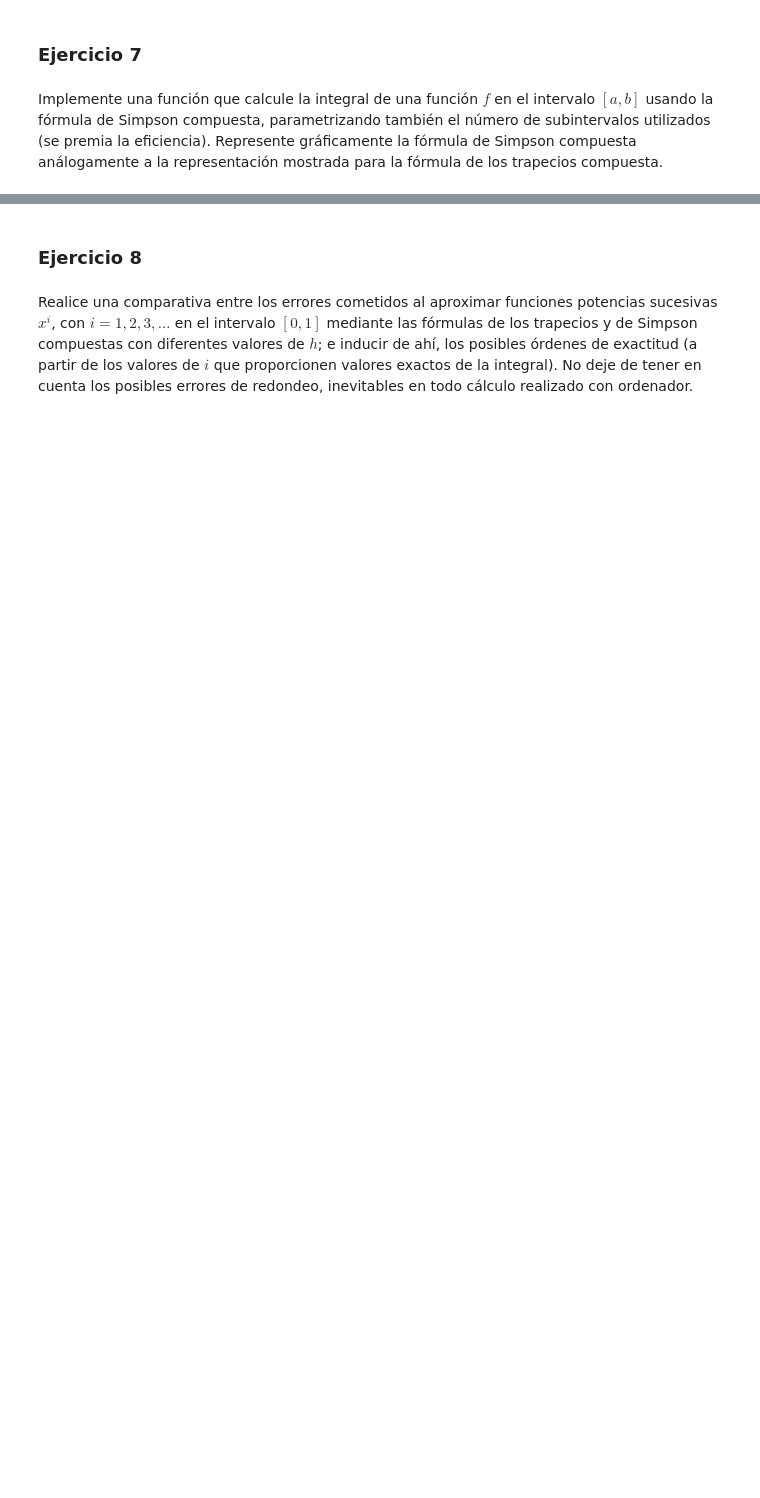
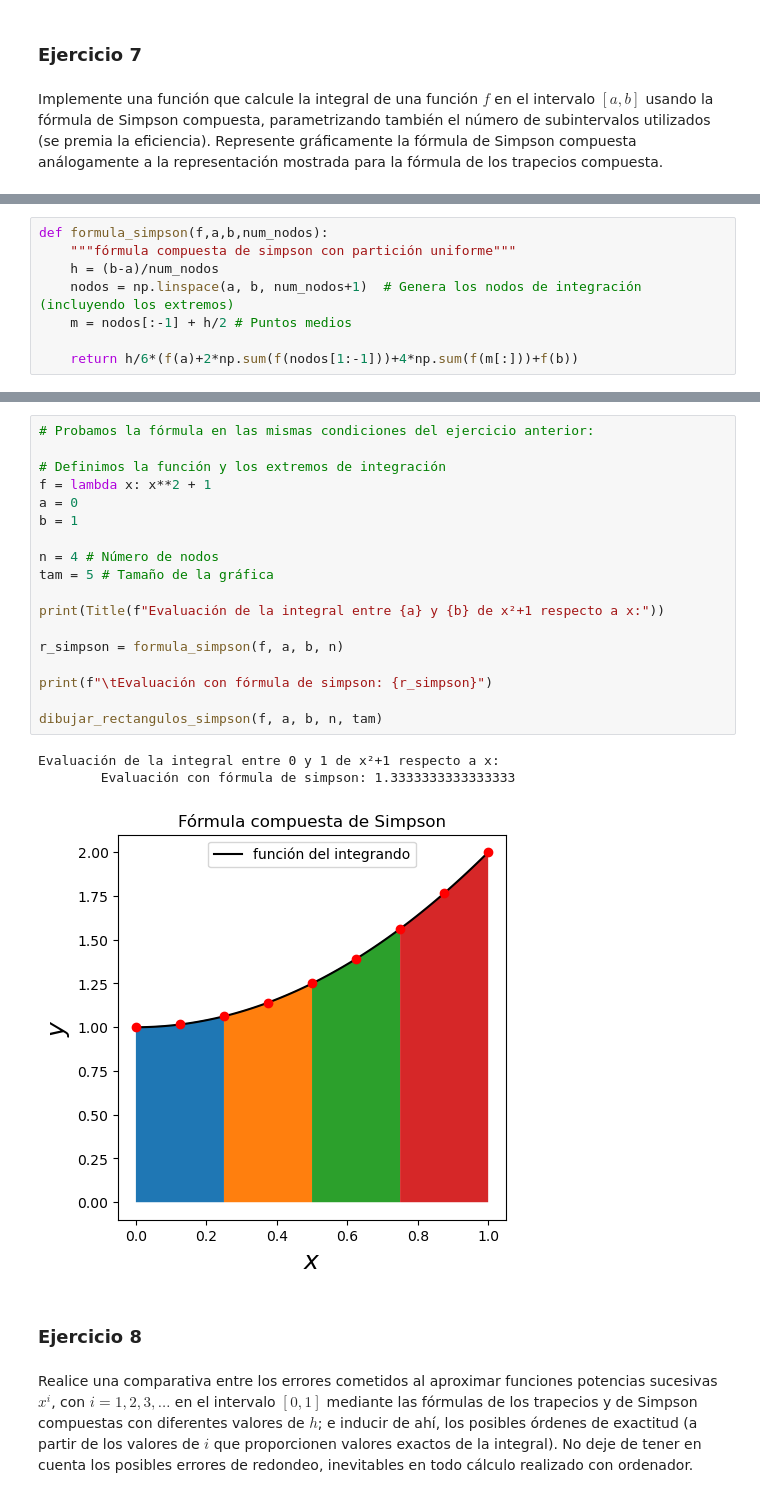
Before and after one commit to jesusmuve18/Apuntes, a Jupyter notebook: documents/Tercero/Segundo Cuatrimestre/Métodos_Numéricos_II/Prácticas/Practica_2/p2.ipynb, the cells around one changed output, grey strips where cells are left out. Cells and saved outputs as stored; diff of their text form; blank space fills up the shorter version.

```diff
--- a/documents/Tercero/Segundo Cuatrimestre/Métodos_Numéricos_II/Prácticas/Practica_2/p2.ipynb
+++ b/documents/Tercero/Segundo Cuatrimestre/Métodos_Numéricos_II/Prácticas/Practica_2/p2.ipynb
@@ -514,0 +533,8 @@ Implemente una función que calcule la integral de una función $f$ en el interv
+# %%
+def formula_simpson(f,a,b,num_nodos):
+	"""fórmula compuesta de simpson con partición uniforme"""
+	h = (b-a)/num_nodos
+	nodos = np.linspace(a, b, num_nodos+1)  # Genera los nodos de integración (incluyendo los extremos)
+	m = nodos[:-1] + h/2 # Puntos medios
+
+	return h/6*(f(a)+2*np.sum(f(nodos[1:-1]))+4*np.sum(f(m[:]))+f(b))
@@ -515,3 +587,25 @@ Implemente una función que calcule la integral de una función $f$ en el interv
+# %%
+# Probamos la fórmula en las mismas condiciones del ejercicio anterior:
+
+# Definimos la función y los extremos de integración
+f = lambda x: x**2 + 1
+a = 0
+b = 1
+
+n = 4 # Número de nodos
+tam = 5 # Tamaño de la gráfica
+
+print(Title(f"Evaluación de la integral entre {a} y {b} de x²+1 respecto a x:"))
+
+r_simpson = formula_simpson(f, a, b, n)
+
+print(f"\tEvaluación con fórmula de simpson: {r_simpson}")
+
+dibujar_rectangulos_simpson(f, a, b, n, tam)
+# %% [output]
+Evaluación de la integral entre 0 y 1 de x²+1 respecto a x:
+        Evaluación con fórmula de simpson: 1.3333333333333333
+[figure, added]
 # %% [markdown]
 ### Ejercicio 8
 # %% [markdown]
```
Also changed, not shown: parts of 7 cells of this notebook.
